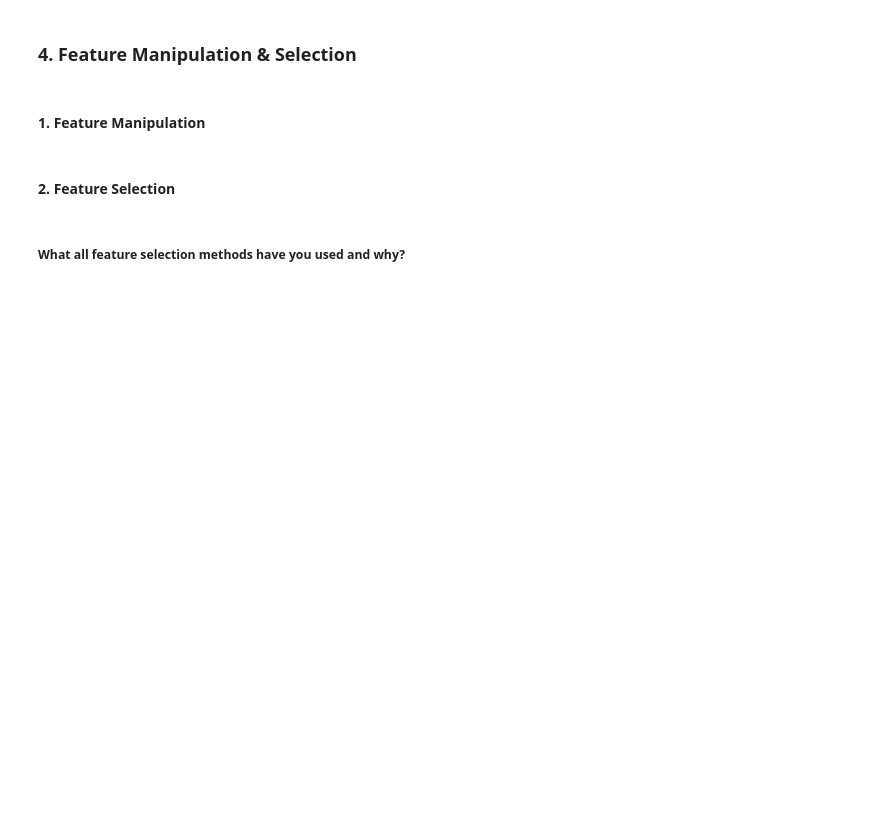
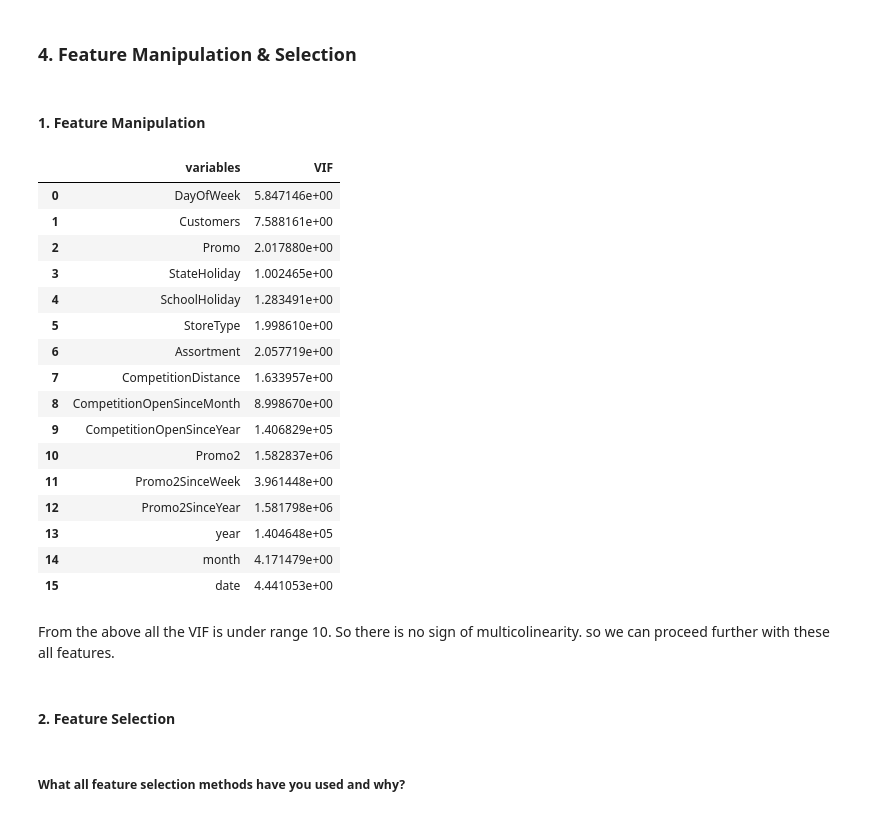
Before and after one commit to hmarathe420/Retail_Sales_Prediction, a Jupyter notebook: Retail_Sales_Prediction.ipynb, the cells around one changed output. Cells and saved outputs as stored; diff of their text form; code cells hidden in the pictures; blank space fills up the shorter version.

```diff
--- a/Retail_Sales_Prediction.ipynb
+++ b/Retail_Sales_Prediction.ipynb
@@ -1317,3 +1268,36 @@ Answer Here.
+# %%
+# Defining Function for calculating the VIF
+def calc_vif(X):
+
+    # Calculating VIF
+    vif = pd.DataFrame()
+    vif["variables"] = X.columns
+    vif["VIF"] = [variance_inflation_factor(X.values, i) for i in range(X.shape[1])]
+
+    return(vif)
+# %%
+# Calculating VIF for measuring the amount of multicolinearity.
+calc_vif(rossmannstore_df[[i for i in rossmannstore_df.describe().columns if i not in ['Store','Sales','Open',]]])
+# %% [output]
+|  | variables | VIF |
+| 0 | DayOfWeek | 5.847146e+00 |
+| 1 | Customers | 7.588161e+00 |
+| 2 | Promo | 2.017880e+00 |
+| 3 | StateHoliday | 1.002465e+00 |
+| 4 | SchoolHoliday | 1.283491e+00 |
+| 5 | StoreType | 1.998610e+00 |
+| 6 | Assortment | 2.057719e+00 |
+| 7 | CompetitionDistance | 1.633957e+00 |
+| 8 | CompetitionOpenSinceMonth | 8.998670e+00 |
+| 9 | CompetitionOpenSinceYear | 1.406829e+05 |
+| 10 | Promo2 | 1.582837e+06 |
+| 11 | Promo2SinceWeek | 3.961448e+00 |
+| 12 | Promo2SinceYear | 1.581798e+06 |
+| 13 | year | 1.404648e+05 |
+| 14 | month | 4.171479e+00 |
+| 15 | date | 4.441053e+00 |
+# %% [markdown]
+From the above all the VIF is under range 10. So there is no sign of multicolinearity. so we can proceed further with these all features.
 # %% [markdown]
 #### 2. Feature Selection
 # %%
```
Also changed, not shown: parts of 71 cells of this notebook.
